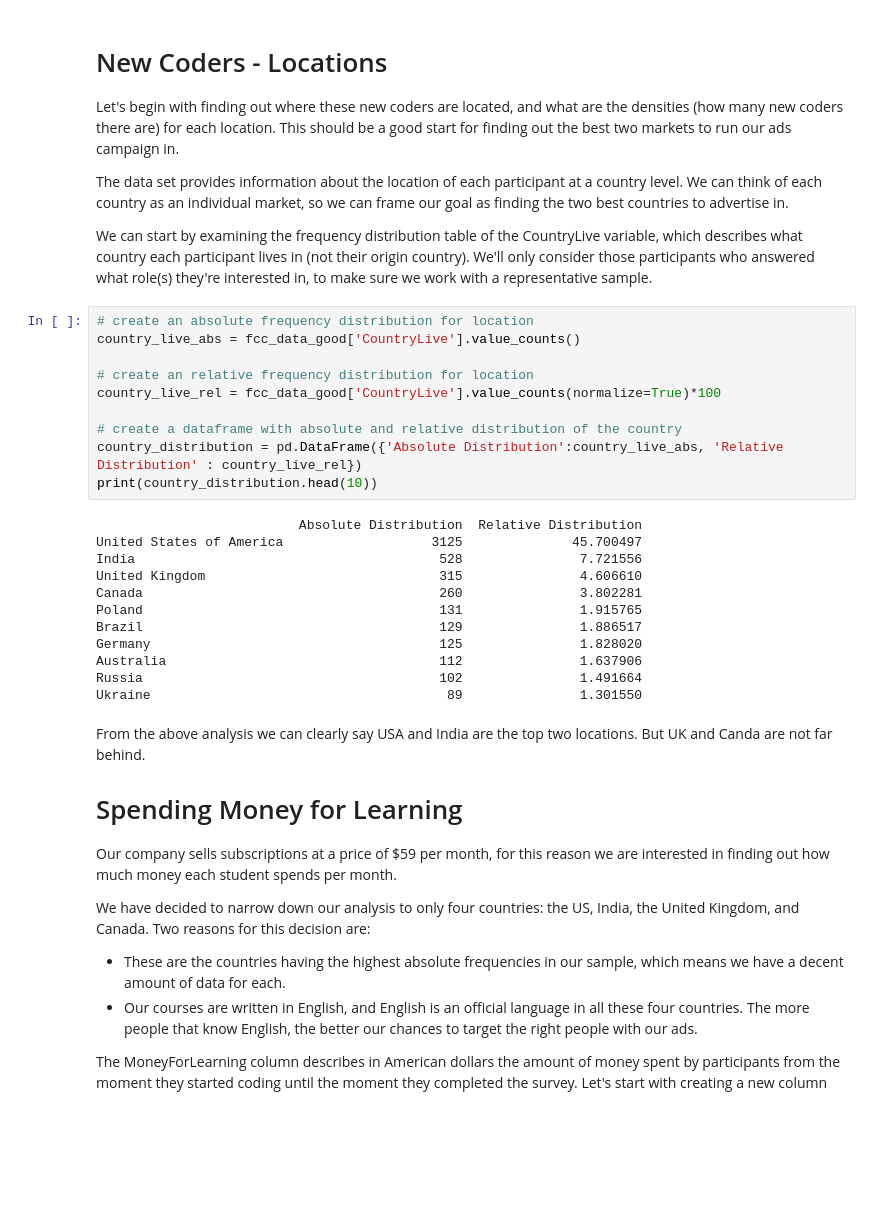
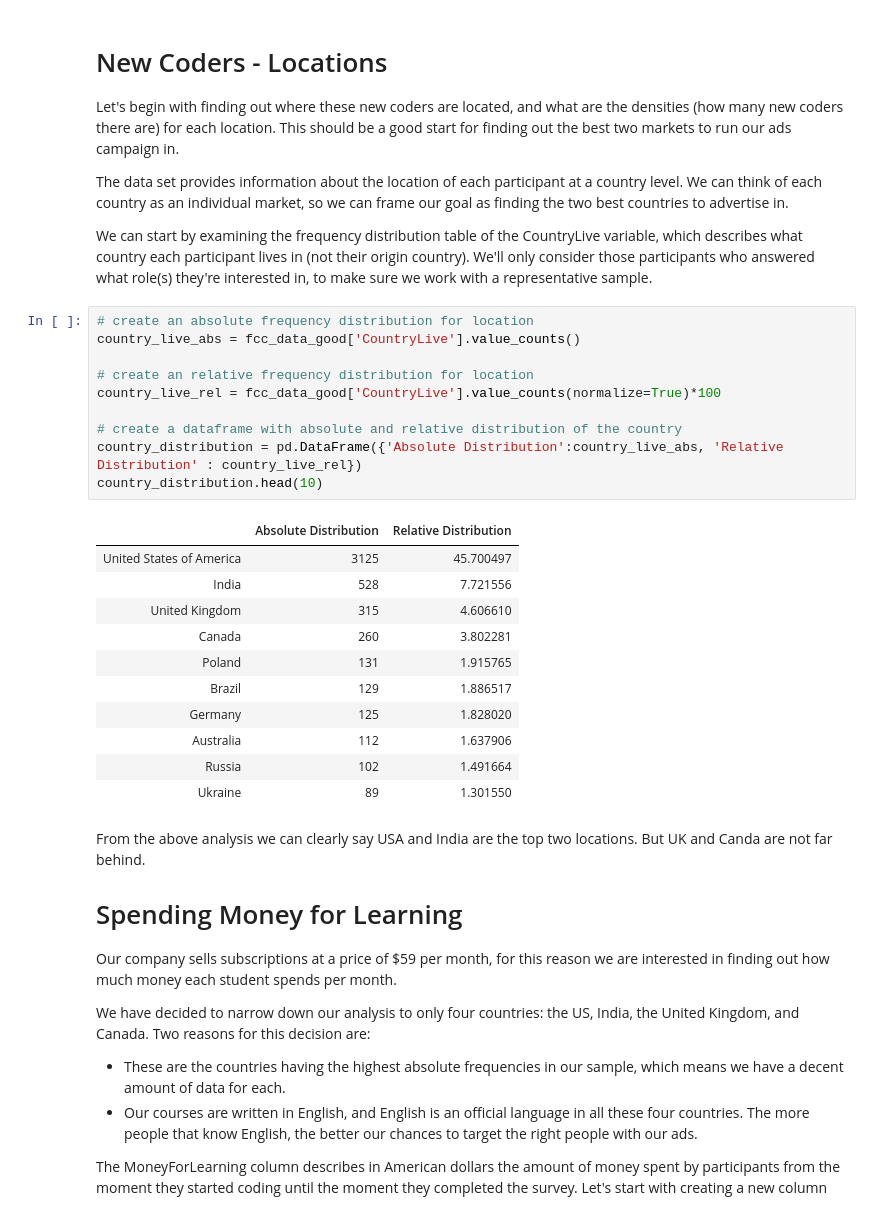
Before and after one commit to sreekanthac/Best-Market-to-advertise-E-Learnign-Product, a Jupyter notebook: Best_Market_to_advertise_E-Learning_Product.ipynb, the cells around one changed output. Drawn from its saved outputs; the diff is of its cells as text; blank space fills up the shorter version.

```diff
--- a/Best_Market_to_advertise_E-Learning_Product.ipynb
+++ b/Best_Market_to_advertise_E-Learning_Product.ipynb
@@ -116,25 +116,25 @@ We can start by examining the frequency distribution table of the CountryLive va
 # %%
 # create an absolute frequency distribution for location
 country_live_abs = fcc_data_good['CountryLive'].value_counts()
 
 # create an relative frequency distribution for location
 country_live_rel = fcc_data_good['CountryLive'].value_counts(normalize=True)*100
 
 # create a dataframe with absolute and relative distribution of the country
 country_distribution = pd.DataFrame({'Absolute Distribution':country_live_abs, 'Relative Distribution' : country_live_rel})
-print(country_distribution.head(10))
+country_distribution.head(10)
 # %% [output]
-                          Absolute Distribution  Relative Distribution
-United States of America                   3125              45.700497
-India                                       528               7.721556
-United Kingdom                              315               4.606610
-Canada                                      260               3.802281
-Poland                                      131               1.915765
-Brazil                                      129               1.886517
-Germany                                     125               1.828020
-Australia                                   112               1.637906
-Russia                                      102               1.491664
-Ukraine                                      89               1.301550
+|  | Absolute Distribution | Relative Distribution |
+| United States of America | 3125 | 45.700497 |
+| India | 528 | 7.721556 |
+| United Kingdom | 315 | 4.606610 |
+| Canada | 260 | 3.802281 |
+| Poland | 131 | 1.915765 |
+| Brazil | 129 | 1.886517 |
+| Germany | 125 | 1.828020 |
+| Australia | 112 | 1.637906 |
+| Russia | 102 | 1.491664 |
+| Ukraine | 89 | 1.301550 |
 # %% [markdown]
 From the above analysis we can clearly say USA and India are the top two locations. But UK and Canda are not far behind.
 
```
Also changed, not shown: parts of 6 cells of this notebook.
